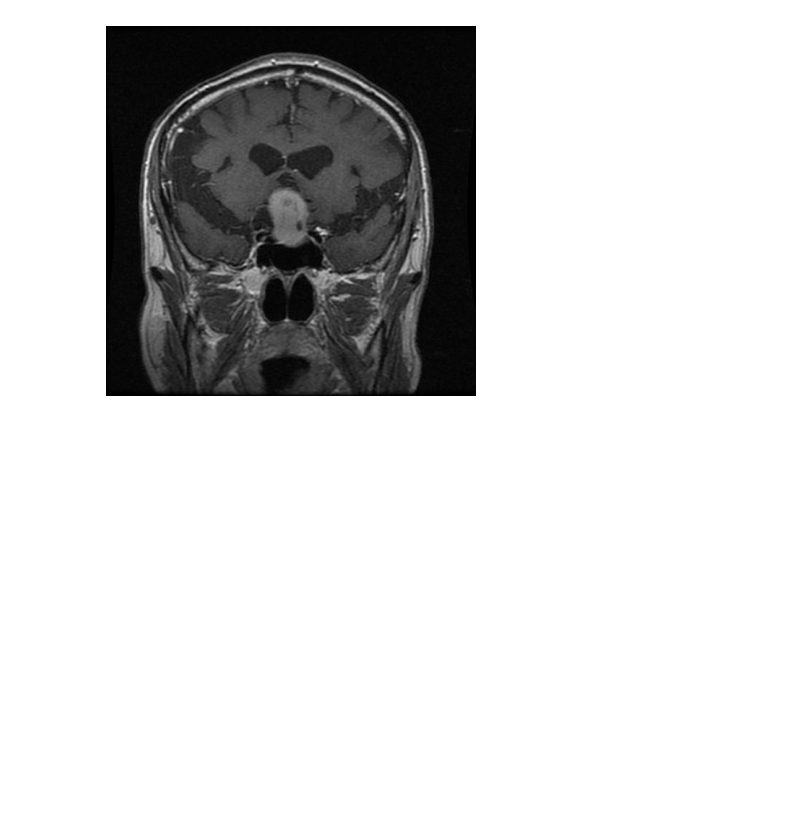
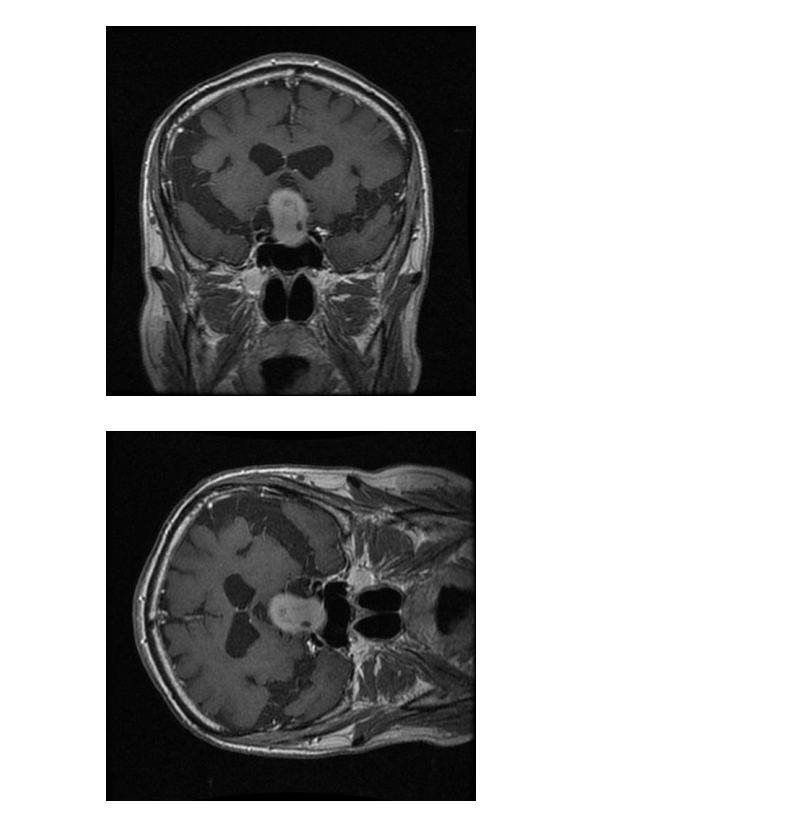
Before and after one commit to SciOmics/Brain_Tumor_Imaging, a Jupyter notebook: code/01_Image_Transformations.ipynb, the cells around one changed output. Cells and saved outputs as stored; diff of their text form; code cells hidden in the pictures; blank space fills up the shorter version.

```diff
--- a/code/01_Image_Transformations.ipynb
+++ b/code/01_Image_Transformations.ipynb
@@ -42,3 +43,12 @@ plt.imshow(vreflection_test_img)
 plt.show()
 # %% [output]
 [figure]
+# %%
+rotated_test_image = imutils.rotate(test_img,
+                                    angle = 90)
+# %%
+plt.axis("off")
+plt.imshow(rotated_test_image)
+plt.show()
+# %% [output]
+[figure, added]
```
Also changed, not shown: parts of 2 cells of this notebook.
